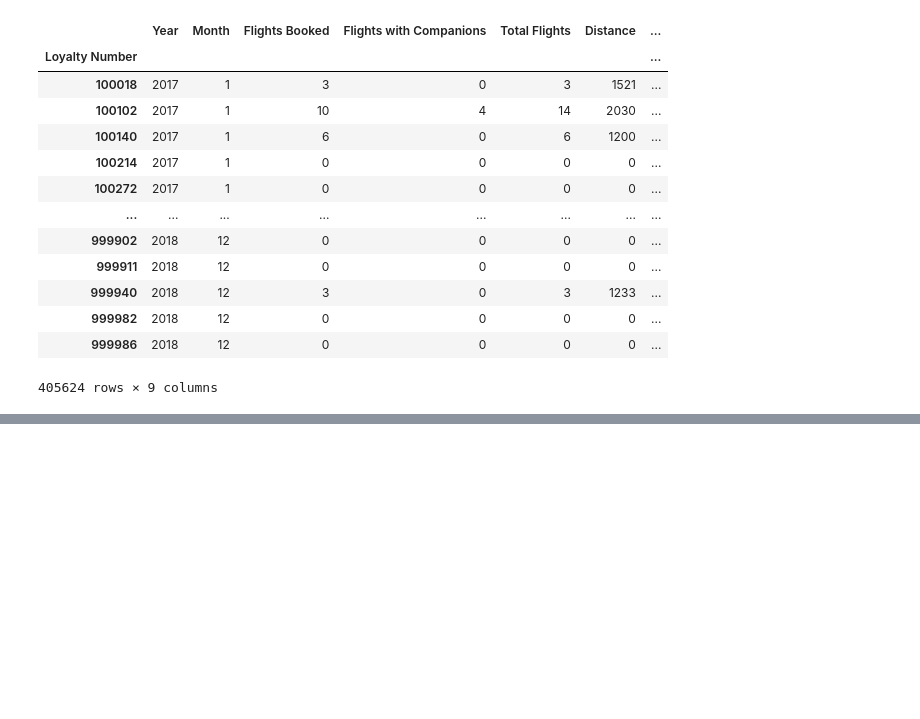
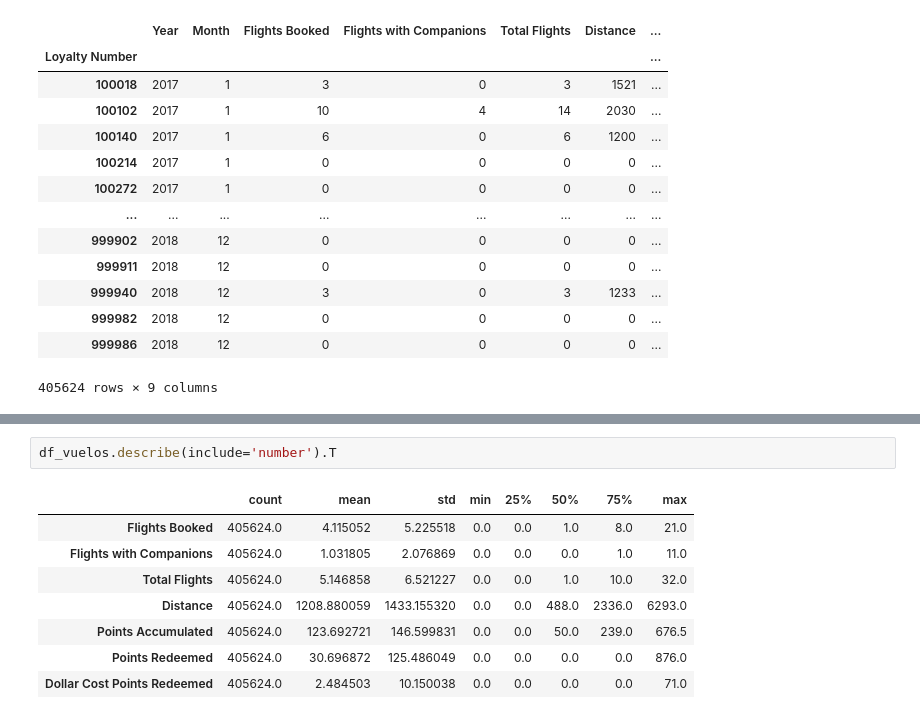
Before and after one commit to Adalab/bda-modulo-3-evaluacion-final-Martitaa, a Jupyter notebook: evaluacion_final.ipynb, the cells around one changed output, grey strips where cells are left out. Saved outputs shown, nothing was run; the diff lists cells and outputs as text; blank space fills up the shorter version.

```diff
--- a/evaluacion_final.ipynb
+++ b/evaluacion_final.ipynb
@@ -29,0 +114,11 @@ df_vuelos.shape
+# %%
+df_vuelos.describe(include='number').T
+# %% [output]
+|  | count | mean | std | min | 25% | 50% | 75% | max |
+| Flights Booked | 405624.0 | 4.115052 | 5.225518 | 0.0 | 0.0 | 1.0 | 8.0 | 21.0 |
+| Flights with Companions | 405624.0 | 1.031805 | 2.076869 | 0.0 | 0.0 | 0.0 | 1.0 | 11.0 |
+| Total Flights | 405624.0 | 5.146858 | 6.521227 | 0.0 | 0.0 | 1.0 | 10.0 | 32.0 |
+| Distance | 405624.0 | 1208.880059 | 1433.155320 | 0.0 | 0.0 | 488.0 | 2336.0 | 6293.0 |
+| Points Accumulated | 405624.0 | 123.692721 | 146.599831 | 0.0 | 0.0 | 50.0 | 239.0 | 676.5 |
+| Points Redeemed | 405624.0 | 30.696872 | 125.486049 | 0.0 | 0.0 | 0.0 | 0.0 | 876.0 |
+| Dollar Cost Points Redeemed | 405624.0 | 2.484503 | 10.150038 | 0.0 | 0.0 | 0.0 | 0.0 | 71.0 |
```
Also changed, not shown: parts of 28 cells of this notebook.
